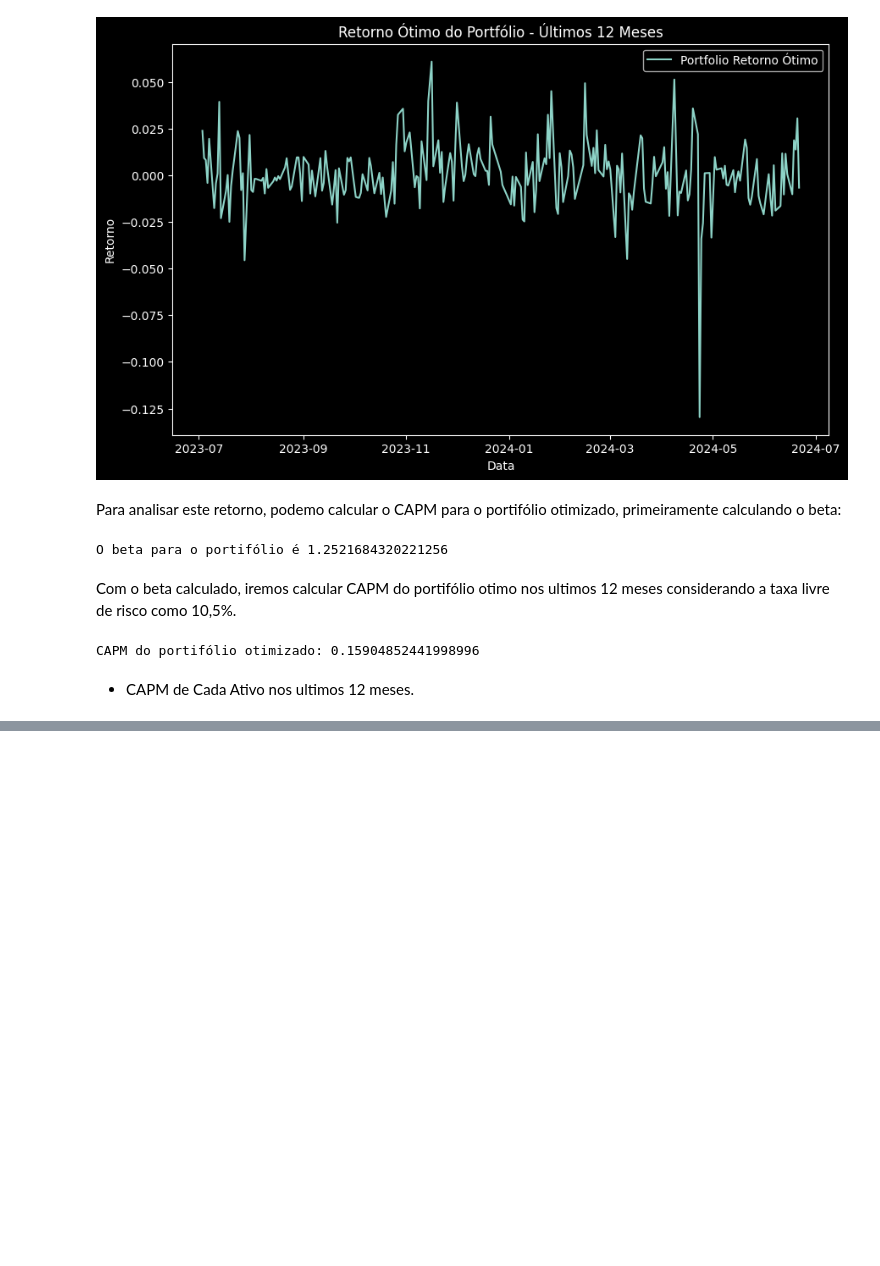
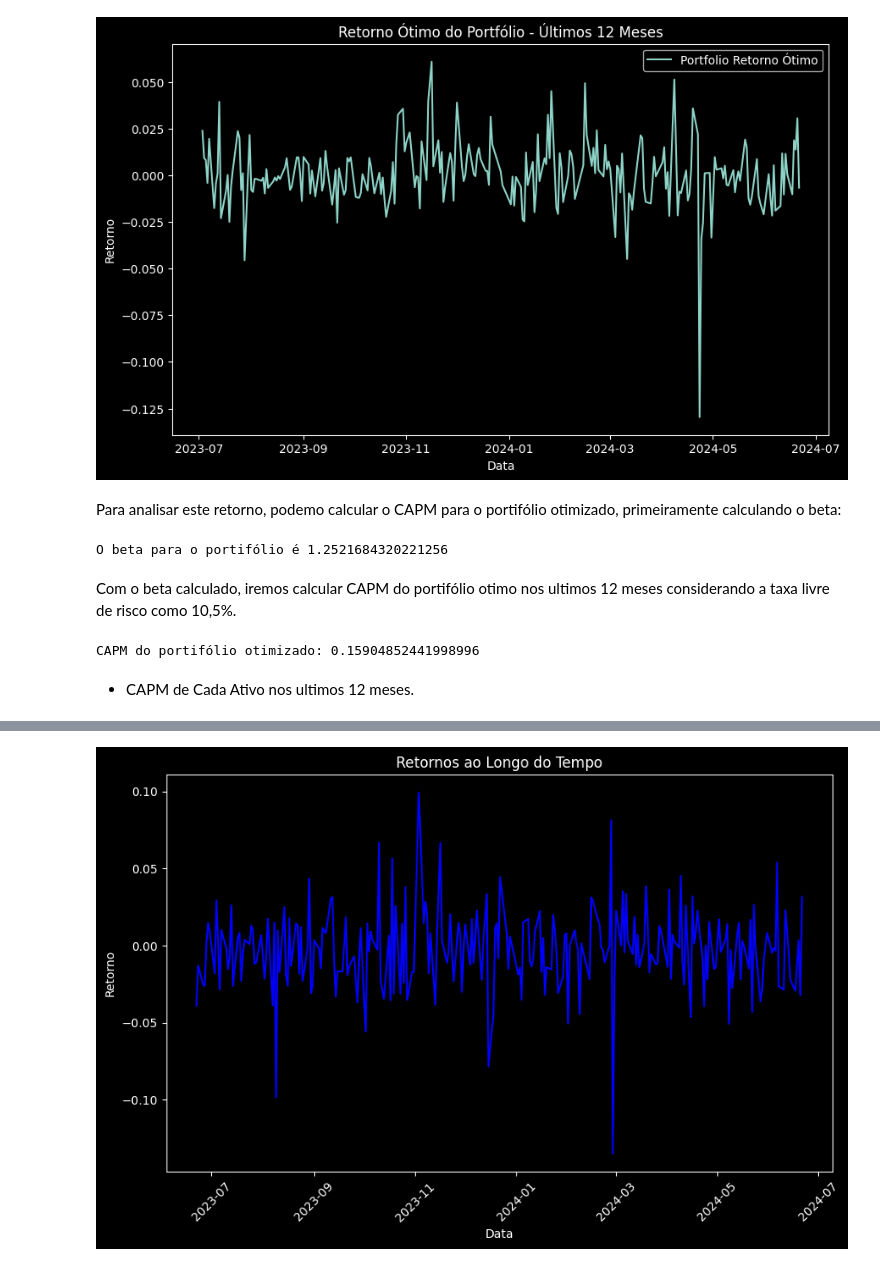
Before and after one commit to murilocechin/financial_analytics_final, a Jupyter notebook: tarefas.ipynb, the cells around one changed output, grey strips where cells are left out. Saved outputs shown, nothing was run; the diff lists cells and outputs as text; code cells hidden in the pictures; blank space fills up the shorter version.

```diff
--- a/tarefas.ipynb
+++ b/tarefas.ipynb
@@ -1277,0 +1280,17 @@ df_CAPM_ativos
+# %%
+# Plotar o gráfico de linha
+plt.figure(figsize=(10, 6))
+plt.plot(df_ETER3_12_meses.index, df_ETER3_12_meses['Retorno'], linestyle='-', color='b')
+
+# Adicionar título e rótulos aos eixos
+plt.title('Retornos ao Longo do Tempo')
+plt.xlabel('Data')
+plt.ylabel('Retorno')
+
+# Formatação da data no eixo x para melhor legibilidade
+plt.xticks(rotation=45)
+
+# Mostrar o gráfico
+plt.show()
+# %% [output]
+[figure, added]
```
Also changed, not shown: parts of 2 cells of this notebook.
